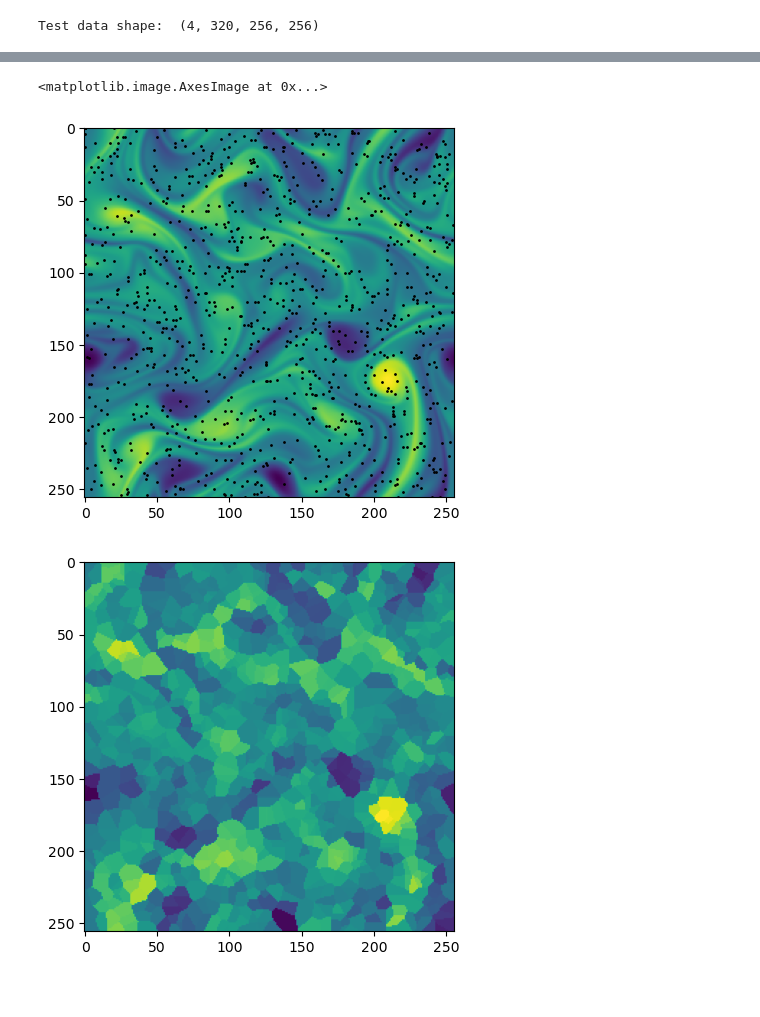
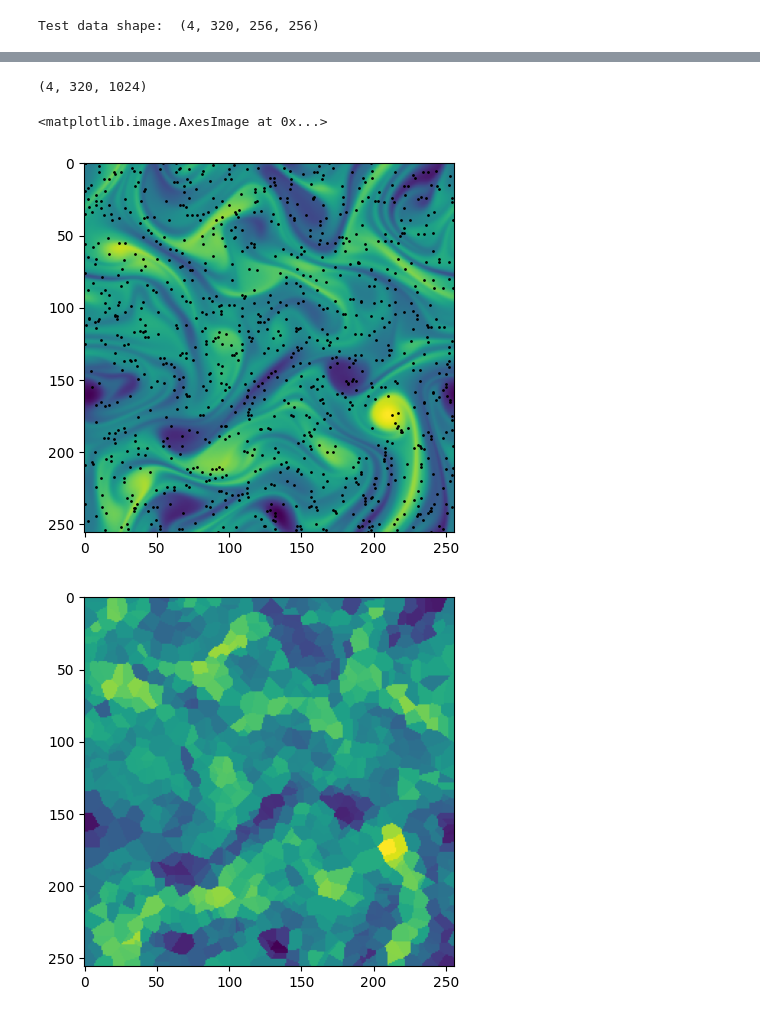
Before and after one commit to baristuran/baris-personal, a Jupyter notebook: data_assimilation.ipynb, the cells around one changed output, grey strips where cells are left out. Drawn from its saved outputs; the diff is of its cells as text; code cells hidden in the pictures.

```diff
--- a/data_assimilation.ipynb
+++ b/data_assimilation.ipynb
@@ -110,29 +137,41 @@ def denoise(guidance, model, K, beta_min = 1e-4, beta_max = 0.02, steps=[1000],
 # %%
 #Randomly choose a fixed percentage of points from the test snapshot
 percentage = 1.5625
 factor = percentage/100
 N = int(256**2 * factor)
-test_snapshot = test_data[3, 90, :, :]
+test_snapshots = test_data[-4:]
 nx = np.random.randint(0, 256, (N,))
 ny = np.random.randint(0, 256, (N,))
-sparse_measurement =  test_snapshot[nx, ny]
+sparse_measurement =  test_snapshots[..., nx, ny]
 
 #Nearest neighbor interpolation
 xx,yy = np.meshgrid(np.arange(256), np.arange(256))
 coordinates = np.vstack((nx, ny)).T
-interpolated_sparse_measurement = interpolate.griddata(coordinates, sparse_measurement, (xx,yy), method='nearest').T
+
+print(sparse_measurement.shape)
+
+sparse_measurement_list = []
+for i in range(sparse_measurement.shape[0]):
+    sl_list = []
+    for j in range(sparse_measurement.shape[1]):
+        sl_list.append(interpolate.griddata(coordinates, sparse_measurement[i,j], (xx,yy), method='nearest').T)
+    sparse_measurement_list.append(sl_list)
+
+interpolated_sparse_measurement = np.array(sparse_measurement_list)
+#interpolated_sparse_measurement = interpolate.griddata(coordinates, sparse_measurement, (xx,yy), method='nearest').T
 
 #Visualize location of selected points and interpolated sparse measurements
 figure,ax = plt.subplots()
 figure2,ax2 = plt.subplots()
-ax.imshow(test_snapshot)
+ax.imshow(test_snapshots[3,90])
 mask = np.zeros((256, 256))
 mask[nx, ny] = 1
 ax.scatter(xx*mask, yy*mask, s=1, c="black")
-ax2.imshow(interpolated_sparse_measurement)
+ax2.imshow(interpolated_sparse_measurement[3,90])
 # %% [output]
-<matplotlib.image.AxesImage at 0x...>
+(4, 320, 1024)
+<matplotlib.image.AxesImage at 0x...>
-[figure, old version]
+[figure, new version]
-[figure, old version]
+[figure, new version]
 # %%
 #Generate high fidelity data from sparse mesurements
```
Also changed, not shown: parts of 8 cells of this notebook, 7 other files.
